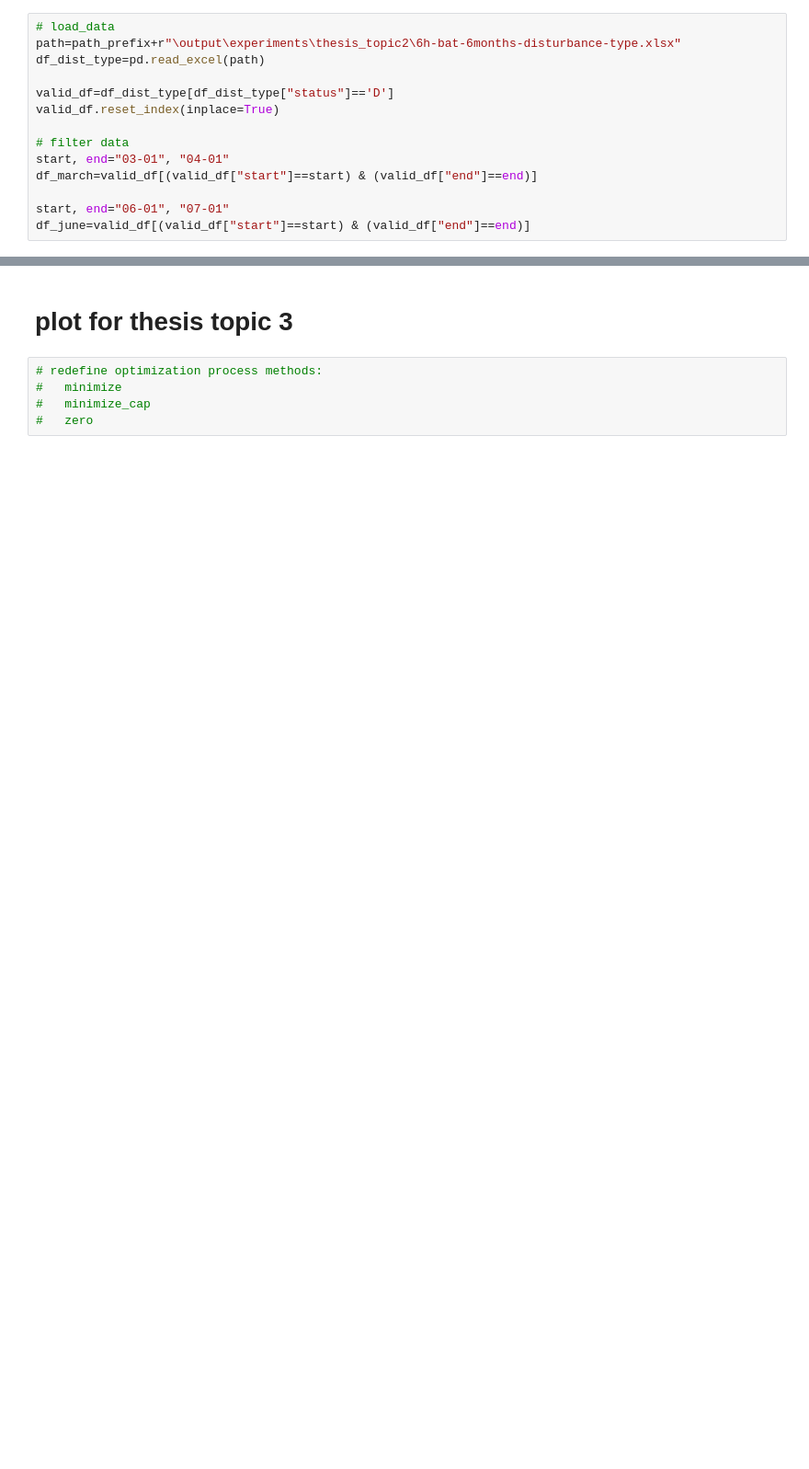
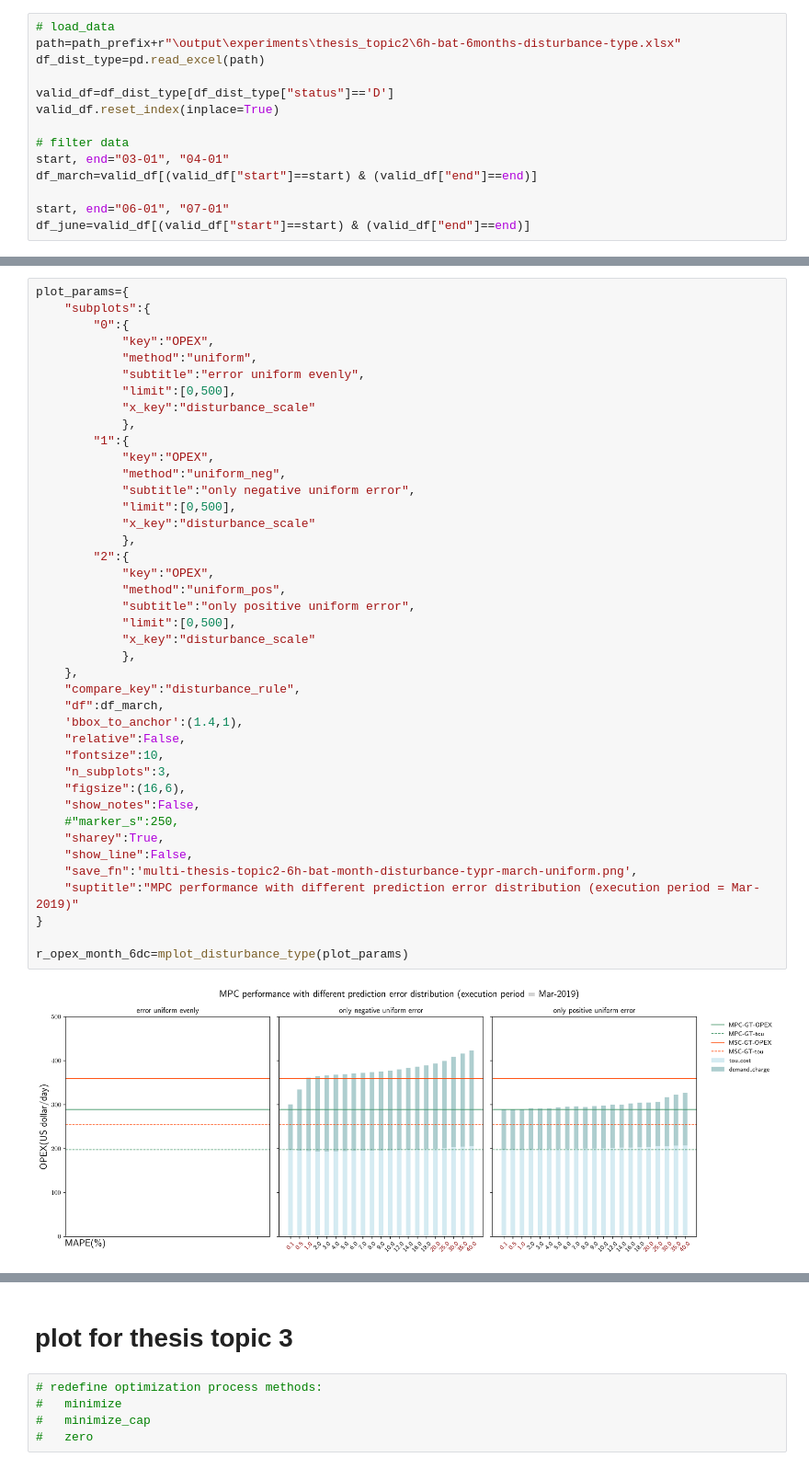
Before and after one commit to AarenLee07/Microgrid-Optimizer, a Jupyter notebook: figures/visualization/script/bar_stack_comparison.ipynb, the cells around one changed output, grey strips where cells are left out. Shown at 92% size. Drawn from its saved outputs; the diff is of its cells as text; blank space fills up the shorter version.

```diff
--- a/figures/visualization/script/bar_stack_comparison.ipynb
+++ b/figures/visualization/script/bar_stack_comparison.ipynb
@@ -499,0 +420,43 @@ r_opex_month_6dc=mplot_disturbance_type(plot_params)
+# %%
+plot_params={
+    "subplots":{
+        "0":{
+            "key":"OPEX",
+            "method":"uniform",
+            "subtitle":"error uniform evenly",
+            "limit":[0,500],
+            "x_key":"disturbance_scale"
+            },
+        "1":{
+            "key":"OPEX",
+            "method":"uniform_neg",
+            "subtitle":"only negative uniform error",
+            "limit":[0,500],
+            "x_key":"disturbance_scale"
+            },
+        "2":{
+            "key":"OPEX",
+            "method":"uniform_pos",
+            "subtitle":"only positive uniform error",
+            "limit":[0,500],
+            "x_key":"disturbance_scale"
+            },
+    },
+    "compare_key":"disturbance_rule",
+    "df":df_march,
+    'bbox_to_anchor':(1.4,1),
+    "relative":False,
+    "fontsize":10,
+    "n_subplots":3,
+    "figsize":(16,6),
+    "show_notes":False,
+    #"marker_s":250,
+    "sharey":True,
+    "show_line":False,
+    "save_fn":'multi-thesis-topic2-6h-bat-month-disturbance-typr-march-uniform.png',
+    "suptitle":"MPC performance with different prediction error distribution (execution period = Mar-2019)"
+}
+
+r_opex_month_6dc=mplot_disturbance_type(plot_params)
+# %% [output]
+[figure, added]
```
Also changed, not shown: parts of 29 cells of this notebook, 10 other files.
